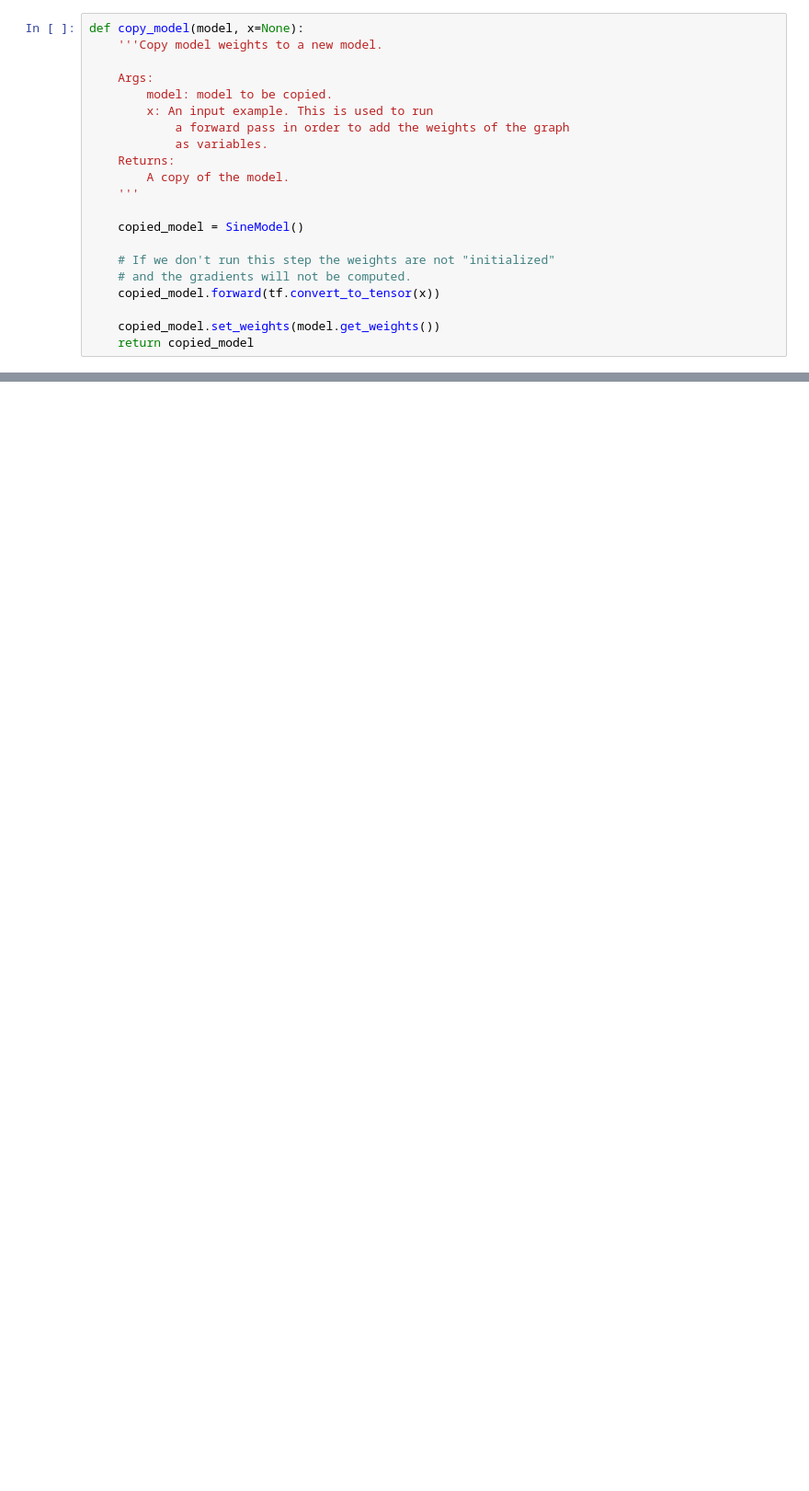
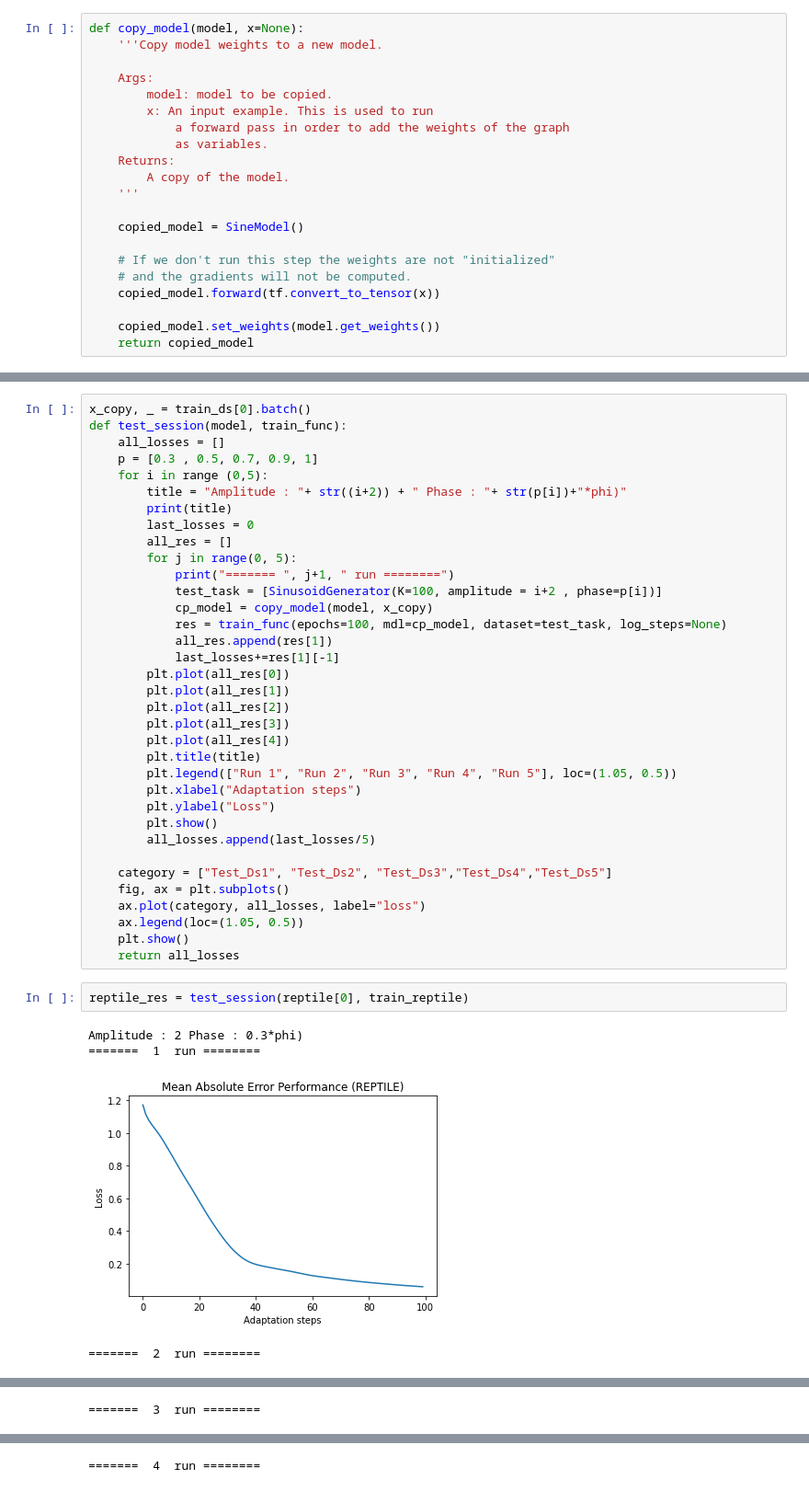
Before and after one commit to hfahrudin/reptile_implement_tf2, a Jupyter notebook: reptile.ipynb, the cells around one changed output, grey strips where cells are left out. Shown at 92% size. Saved outputs shown, nothing was run; the diff lists cells and outputs as text; blank space fills up the shorter version.

```diff
--- a/reptile.ipynb
+++ b/reptile.ipynb
@@ -224,0 +292,42 @@ Step 900: loss = 0.18249380880925217, Time to run 100 steps = 5.06145977973938
+# %%
+x_copy, _ = train_ds[0].batch()
+def test_session(model, train_func):
+    all_losses = []
+    p = [0.3 , 0.5, 0.7, 0.9, 1]
+    for i in range (0,5):
+        title = "Amplitude : "+ str((i+2)) + " Phase : "+ str(p[i])+"*phi)"
+        print(title)
+        last_losses = 0
+        all_res = []
+        for j in range(0, 5):
+            print("======= ", j+1, " run ========")
+            test_task = [SinusoidGenerator(K=100, amplitude = i+2 , phase=p[i])]
+            cp_model = copy_model(model, x_copy)
+            res = train_func(epochs=100, mdl=cp_model, dataset=test_task, log_steps=None)
+            all_res.append(res[1])
+            last_losses+=res[1][-1]
+        plt.plot(all_res[0])
+        plt.plot(all_res[1])
+        plt.plot(all_res[2])
+        plt.plot(all_res[3])
+        plt.plot(all_res[4])
+        plt.title(title)
+        plt.legend(["Run 1", "Run 2", "Run 3", "Run 4", "Run 5"], loc=(1.05, 0.5))
+        plt.xlabel("Adaptation steps")
+        plt.ylabel("Loss")
+        plt.show()
+        all_losses.append(last_losses/5)
+
+    category = ["Test_Ds1", "Test_Ds2", "Test_Ds3","Test_Ds4","Test_Ds5"]
+    fig, ax = plt.subplots()
+    ax.plot(category, all_losses, label="loss")
+    ax.legend(loc=(1.05, 0.5))
+    plt.show()
+    return all_losses
+# %%
+reptile_res = test_session(reptile[0], train_reptile)
+# %% [output]
+Amplitude : 2 Phase : 0.3*phi)
+=======  1  run ========
+[figure, added]
+=======  2  run ========
@@ -224,0 +335 @@ Step 900: loss = 0.18249380880925217, Time to run 100 steps = 5.06145977973938
+=======  3  run ========
@@ -224,0 +337 @@ Step 900: loss = 0.18249380880925217, Time to run 100 steps = 5.06145977973938
+=======  4  run ========
```
Also changed, not shown: parts of 15 cells of this notebook, 1 other file.
